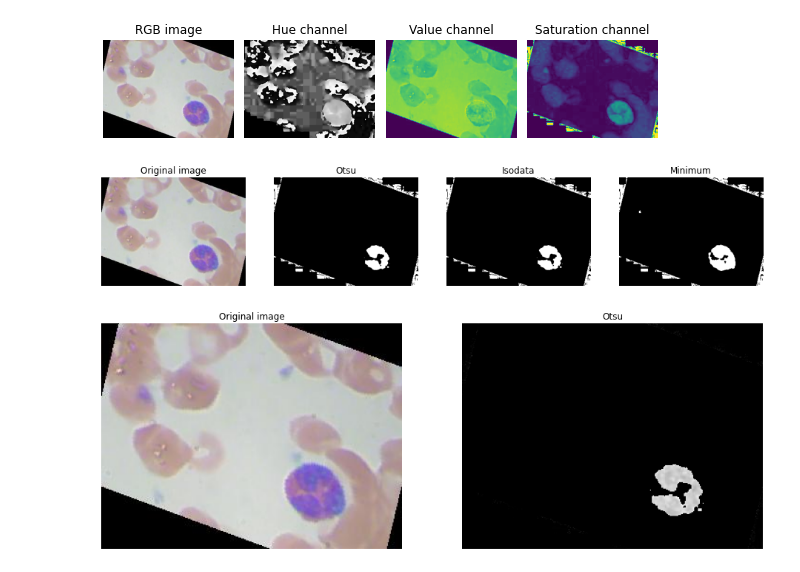
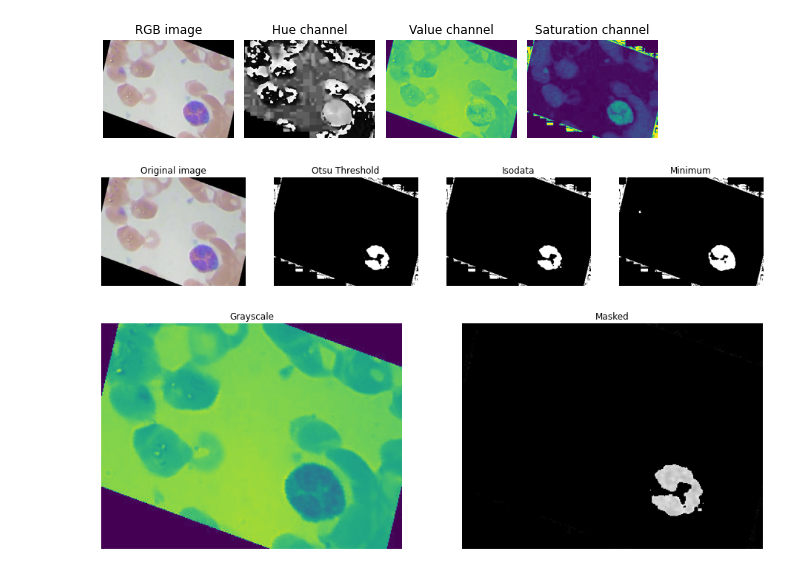
Before and after one commit to ShashankSaumya123/WBC-Classification, a Jupyter notebook: Code and Data/Nucleus Segmentation.ipynb, the cells around one changed output. Saved outputs shown, nothing was run; the diff lists cells and outputs as text; code cells hidden in the pictures.

Commit message:
Extracted images of segmentation

```diff
--- a/Code and Data/Nucleus Segmentation.ipynb
+++ b/Code and Data/Nucleus Segmentation.ipynb
@@ -52,7 +52,7 @@ ax[0].imshow(rgb_img)
 ax[0].set_title('Original image')
 
 ax[1].imshow(binary1, cmap=plt.cm.gray)
-ax[1].set_title('Otsu')
+ax[1].set_title('Otsu Threshold')
 
 ax[2].imshow(binary2, cmap=plt.cm.gray)
 ax[2].set_title('Isodata')
@@ -65,27 +65,27 @@ for a in ax:
 
 plt.show()
 # %% [output]
-[figure, old version]
+[figure, new version]
 # %%
 gimg = rgb2gray(rgb_img)
 masked = binary1*gimg
 # plt.imshow(masked, cmap = 'gray')
 
 fig, axes = plt.subplots(ncols=2, figsize=(16, 12))
 ax = axes.ravel()
 
-ax[0].imshow(rgb_img)
-ax[0].set_title('Original image')
+ax[0].imshow(gimg)
+ax[0].set_title('Grayscale')
 
 ax[1].imshow(masked, cmap=plt.cm.gray)
-ax[1].set_title('Otsu')
+ax[1].set_title('Masked')
 
 for a in ax:
     a.axis('off')
 
 plt.show()
 # %% [output]
-[figure, old version]
+[figure, new version]
 # %%
 def nucleusSegmentation(rgb_img):
 
```
Also changed, not shown: parts of 2 cells of this notebook, 10 other files.
